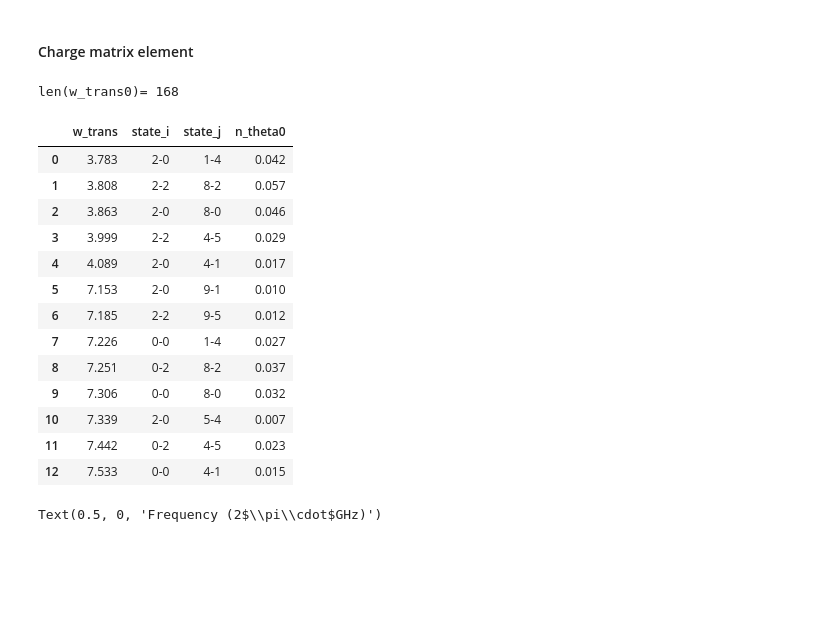
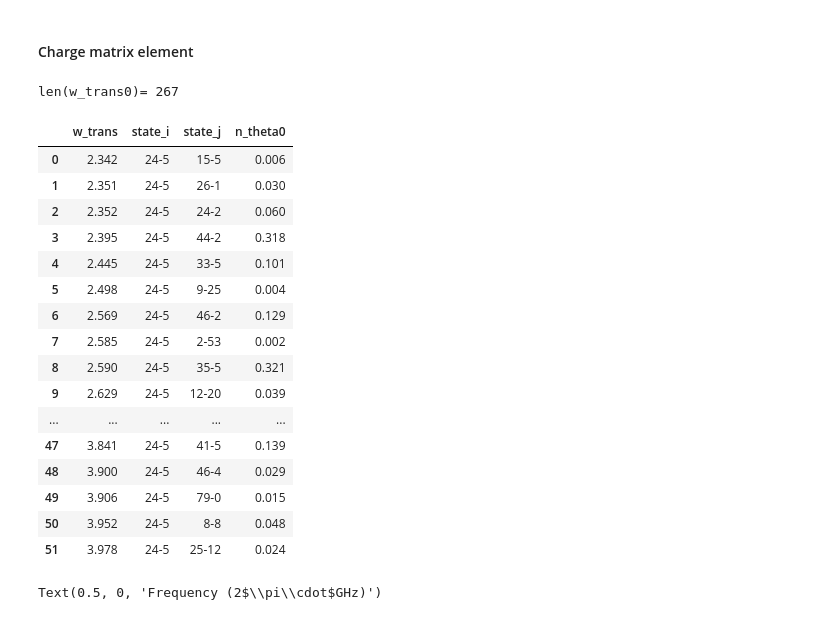
Before and after one commit to Zhenxing2020/two_qubit_gate_for_zero_pi_qubit, a Jupyter notebook: cnot/analyze_cnot_matrix_elements.ipynb, the cells around one changed output. Cells and saved outputs as stored; diff of their text form; code cells hidden in the pictures; blank space fills up the shorter version.

```diff
--- a/cnot/analyze_cnot_matrix_elements.ipynb
+++ b/cnot/analyze_cnot_matrix_elements.ipynb
@@ -83,38 +101,45 @@ $\displaystyle \omega_{0-2\_0-8} = 3.410 \cdot 2\pi\ GHz = 21.429\ GHz,\ n_\thet
 # %% [markdown]
 #### Charge matrix element
 # %%
-logi_state = ['0-0', '0-2', '2-0', '2-2']
+# logi_state = ['0-0', '0-2', '2-0', '2-2', '8-2', '24-5']
+logi_state = [ '24-5']
 w_trans, n_trans, trans_int = ut.get_w_trans(eval_tot, hspace_full, n_theta0_dress, logi_state)
 print('len(w_trans0)=', len(w_trans))
 
-xlims = ((3.74, 4.09), (7.12, 7.545)) # 01 state
+# xlims = ((2.3, 2.65), (3.74, 4.09), (7.12, 7.545)) # cz state
+# xlims = ((6.5, 8.0),) # 24-5 state
+xlims = ((2.3,4.1),) # 24-5 state
+# xlims = ((3.74, 4.09), (7.12, 7.545)) # 01 state
 data = []
 for i in range(len(w_trans)):
     for xlim in xlims:
         if xlim[0] < w_trans[i]/(2*np.pi) < xlim[1]:
             data.append({'w_trans': np.round(w_trans[i]/(2*np.pi), 3),
                        'state_i': trans_int[i][0],
                        'state_j': trans_int[i][1],
                        'n_theta0': n_trans[i],
                            })
 df = pd.DataFrame(data)
 df
 # %% [output]
-len(w_trans0)= 168
+len(w_trans0)= 267
 |  | w_trans | state_i | state_j | n_theta0 |
-| 0 | 3.783 | 2-0 | 1-4 | 0.042 |
-| 1 | 3.808 | 2-2 | 8-2 | 0.057 |
-| 2 | 3.863 | 2-0 | 8-0 | 0.046 |
-| 3 | 3.999 | 2-2 | 4-5 | 0.029 |
-| 4 | 4.089 | 2-0 | 4-1 | 0.017 |
-| 5 | 7.153 | 2-0 | 9-1 | 0.010 |
-| 6 | 7.185 | 2-2 | 9-5 | 0.012 |
-| 7 | 7.226 | 0-0 | 1-4 | 0.027 |
-| 8 | 7.251 | 0-2 | 8-2 | 0.037 |
-| 9 | 7.306 | 0-0 | 8-0 | 0.032 |
-| 10 | 7.339 | 2-0 | 5-4 | 0.007 |
-| 11 | 7.442 | 0-2 | 4-5 | 0.023 |
-| 12 | 7.533 | 0-0 | 4-1 | 0.015 |
+| 0 | 2.342 | 24-5 | 15-5 | 0.006 |
+| 1 | 2.351 | 24-5 | 26-1 | 0.030 |
+| 2 | 2.352 | 24-5 | 24-2 | 0.060 |
+| 3 | 2.395 | 24-5 | 44-2 | 0.318 |
+| 4 | 2.445 | 24-5 | 33-5 | 0.101 |
+| 5 | 2.498 | 24-5 | 9-25 | 0.004 |
+| 6 | 2.569 | 24-5 | 46-2 | 0.129 |
+| 7 | 2.585 | 24-5 | 2-53 | 0.002 |
+| 8 | 2.590 | 24-5 | 35-5 | 0.321 |
+| 9 | 2.629 | 24-5 | 12-20 | 0.039 |
+| ... | ... | ... | ... | ... |
+| 47 | 3.841 | 24-5 | 41-5 | 0.139 |
+| 48 | 3.900 | 24-5 | 46-4 | 0.029 |
+| 49 | 3.906 | 24-5 | 79-0 | 0.015 |
+| 50 | 3.952 | 24-5 | 8-8 | 0.048 |
+| 51 | 3.978 | 24-5 | 25-12 | 0.024 |
 # %%
 width = 0.8
 y_shift = 0
```
Also changed, not shown: parts of 5 cells of this notebook, 24 other files.
